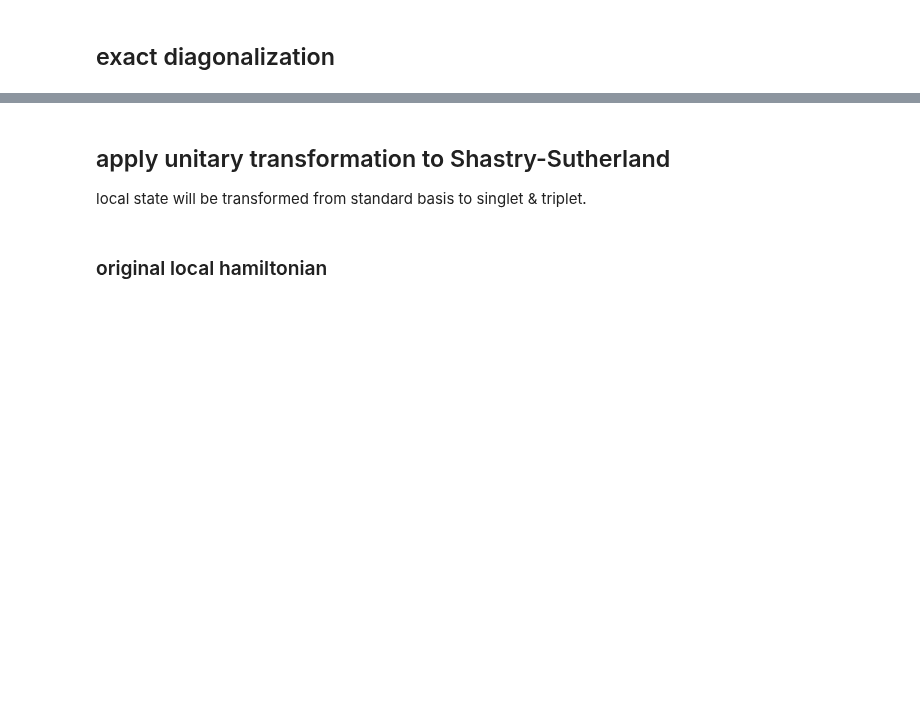
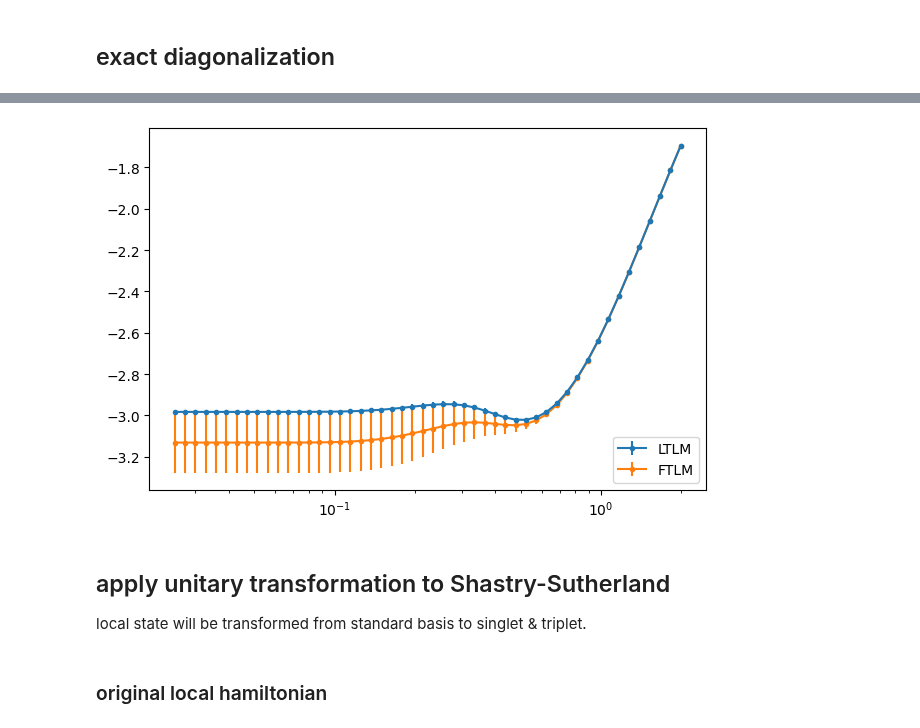
Before and after one commit to MKrbm/worms, a Jupyter notebook: python/exact/SS_hamiltonian.ipynb, the cells around one changed output, grey strips where cells are left out. Drawn from its saved outputs; the diff is of its cells as text; code cells hidden in the pictures; blank space fills up the shorter version.

```diff
--- a/python/exact/SS_hamiltonian.ipynb
+++ b/python/exact/SS_hamiltonian.ipynb
@@ -68,0 +45,5 @@ np.sum(E * np.exp(-beta*E))/np.sum(np.exp(-beta*E))
+# %%
+import scipy
+A = H_.tocsc()
+E = scipy.sparse.linalg.eigsh(A, k = 1, return_eigenvectors=False, which='SA')
+print("ground energy = ", E[0])
@@ -68,0 +129,9 @@ np.sum(E * np.exp(-beta*E))/np.sum(np.exp(-beta*E))
+# %%
+L = N_2d # system size
+N_samples = 100 # of samples to approximate thermal expectation value with
+m = 50 # dimensio of Krylov space
+T = np.logspace(-1.6, 0.3, num=50) # temperature vector
+beta = 1.0/(T+1e-15) # inverse temperature vector
+H_wrapped = lanczos_wrapper(H_)
+out = np.zeros((m,H_.Ns),dtype=np.float64)
+[E0] = H_.eigsh(k=1,which="SA",return_eigenvectors=False)
@@ -69,3 +185,44 @@ np.sum(E * np.exp(-beta*E))/np.sum(np.exp(-beta*E))
+# %%
+# calculating error bars on the expectation values
+m2_FT,dm2_FT = bootstrap_mean(M2_FT_list,Z_FT_list)
+m2_LT,dm2_LT = bootstrap_mean(M2_LT_list,Z_LT_list)
+# %%
+##### plot results #####
+#
+# setting up plot and inset
+h=4.2 # figure aspect ratio parameter
+f,ax = plt.subplots(figsize=(1.5*h,h))
+# axinset = inset_axes(ax, width="45%", height="65%", loc="upper right")
+# axs = [ax,axinset]
+#
+# plot results for FTLM and LTLM.
+# for a in axs:
+ax.errorbar(T,m2_LT,dm2_LT,marker=".",label="LTLM",zorder=-1)
+ax.errorbar(T,m2_FT,dm2_FT,marker=".",label="FTLM",zorder=-2)
+#
+ax.set_xscale("log")
+#
+# adding space for inset by expanding x limits.
+xmin,xmax = ax.get_xlim()
+# ax.set_xlim((xmin,10*xmax))
+ax.legend(loc="lower right")
+# #
+# # inset adjustment to zoom in low-temp limit.
+# xmin,xmax = axinset.get_xlim()
+# #
+# a = -0.6
+# m = np.logical_and(T>=xmin,T<=10**(a))
+# axinset.set_xlim((xmin,10**(a+0.1)))
+# ymin = min(m2_LT[m].min(),m2_FT[m].min())
+# ymax = max(m2_LT[m].max(),m2_FT[m].max())
+# ywin = ymax-ymin
+# boundy = 0.1*ywin
+# axinset.set_ylim((ymin-boundy,ymax+boundy))
+#
+# display plot
+f.tight_layout()
+# %% [output]
+[figure, added]
 # %% [markdown]
 ## apply unitary transformation to Shastry-Sutherland
 
```
Also changed, not shown: parts of 10 cells of this notebook, 22 other files.
